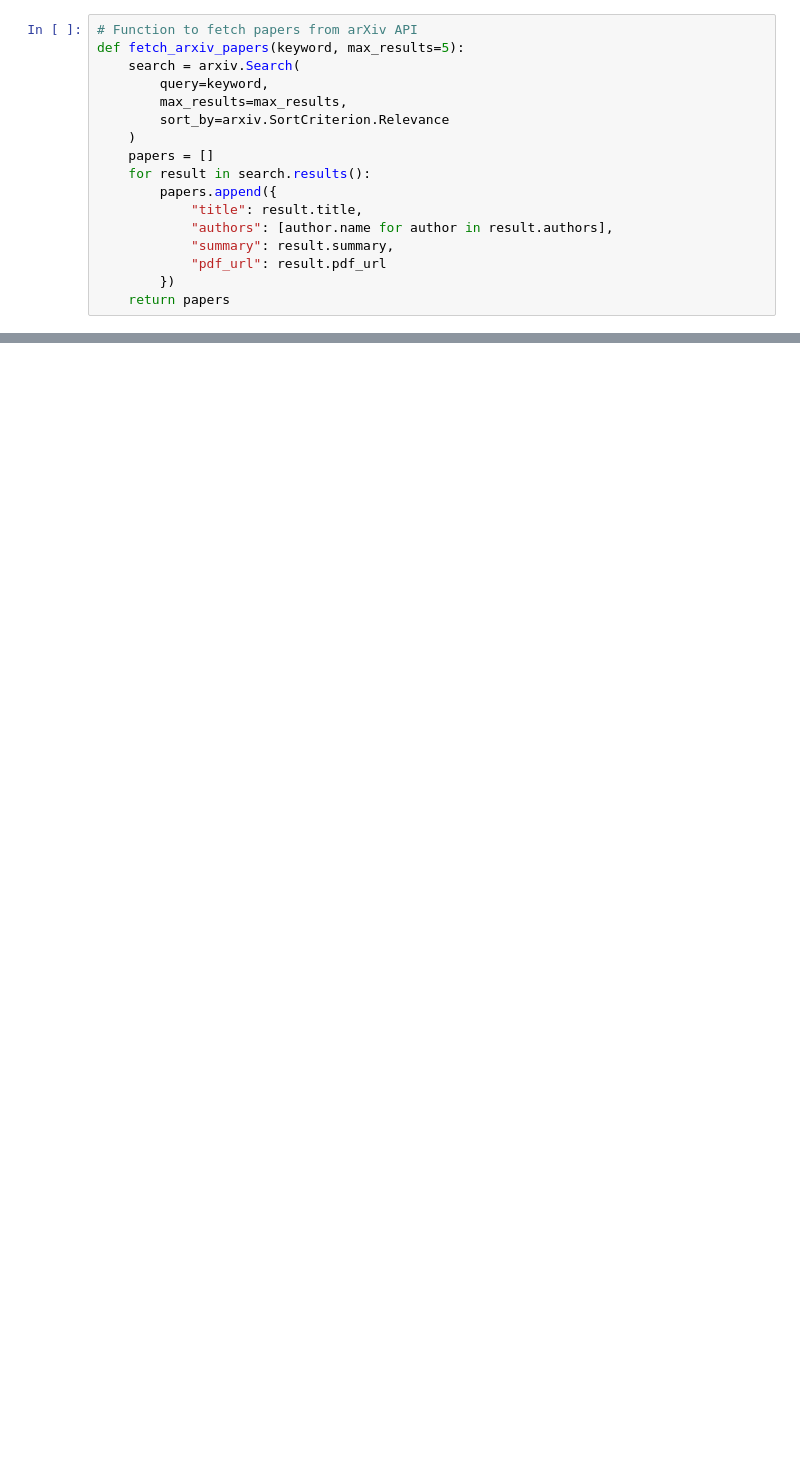
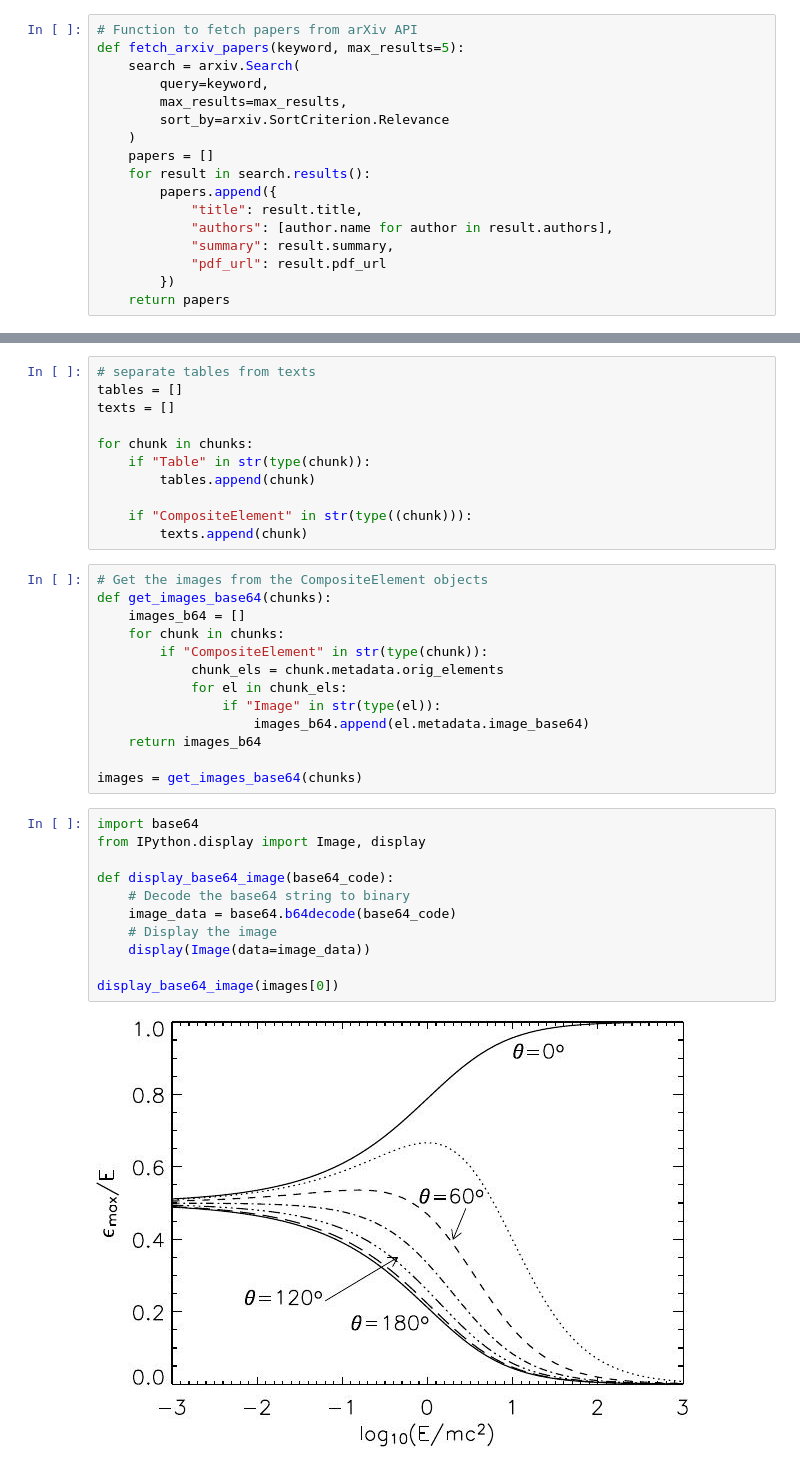
Before and after one commit to navdeepsingh1609/ResearchIQ, a Jupyter notebook: test.ipynb, the cells around one changed output, grey strips where cells are left out. Cells and saved outputs as stored; diff of their text form; blank space fills up the shorter version.

Commit message:
Added Text and Image Extraction

```diff
--- a/test.ipynb
+++ b/test.ipynb
@@ -182,0 +240,37 @@ if __name__ == "__main__":
+# %%
+# separate tables from texts
+tables = []
+texts = []
+
+for chunk in chunks:
+    if "Table" in str(type(chunk)):
+        tables.append(chunk)
+
+    if "CompositeElement" in str(type((chunk))):
+        texts.append(chunk)
+# %%
+# Get the images from the CompositeElement objects
+def get_images_base64(chunks):
+    images_b64 = []
+    for chunk in chunks:
+        if "CompositeElement" in str(type(chunk)):
+            chunk_els = chunk.metadata.orig_elements
+            for el in chunk_els:
+                if "Image" in str(type(el)):
+                    images_b64.append(el.metadata.image_base64)
+    return images_b64
+
+images = get_images_base64(chunks)
+# %%
+import base64
+from IPython.display import Image, display
+
+def display_base64_image(base64_code):
+    # Decode the base64 string to binary
+    image_data = base64.b64decode(base64_code)
+    # Display the image
+    display(Image(data=image_data))
+
+display_base64_image(images[0])
+# %% [output]
+[figure, added]
```
Also changed, not shown: parts of 19 cells of this notebook, 59 other files.
